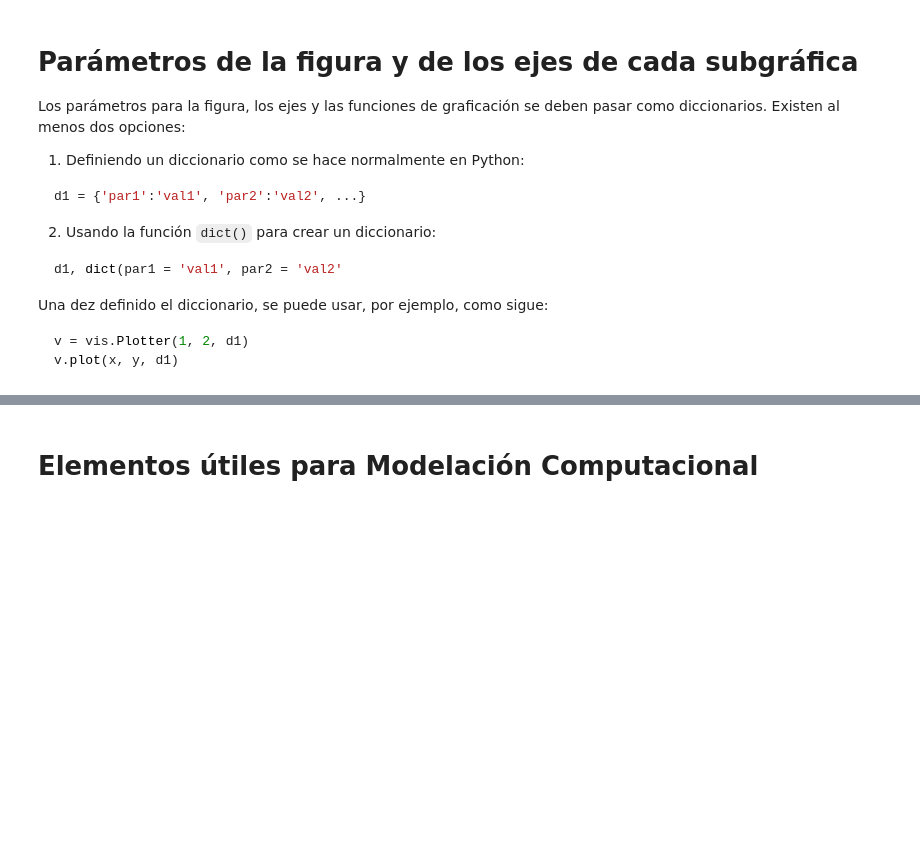
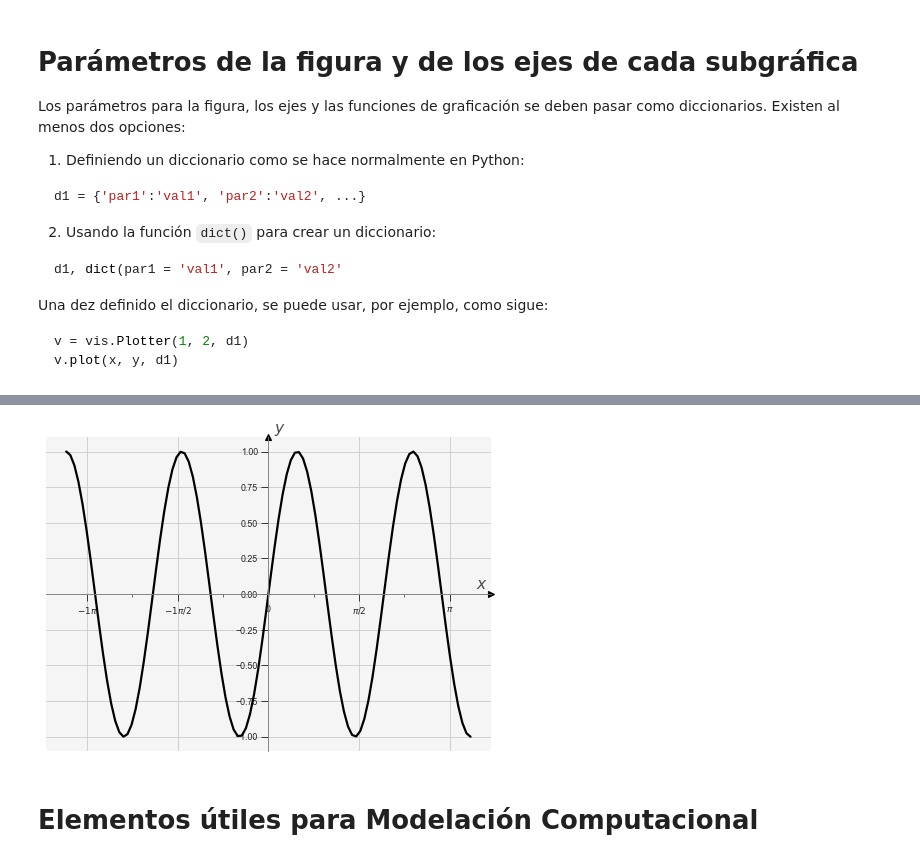
Before and after one commit to luiggix/macti_lib, a Jupyter notebook: macti/test_visual.ipynb, the cells around one changed output, grey strips where cells are left out. Drawn from its saved outputs; the diff is of its cells as text; code cells hidden in the pictures; blank space fills up the shorter version.

Commit message:
visual

```diff
--- a/macti/test_visual.ipynb
+++ b/macti/test_visual.ipynb
@@ -94,3 +95,13 @@ v.show() # similar a plt.show()
+# %%
+v = vis.Plotter(1,1)
+
+x = np.linspace(-3.5, 3.5, 100)
+v.plot(1, x, np.sin(x*np.pi))
+
+v.set_coordsys(1, trig=True)
+v.show()
+# %% [output]
+[figure, added]
 # %% [markdown]
 # Elementos útiles para Modelación Computacional
 # %%
```
Also changed, not shown: parts of 6 cells of this notebook, 5 other files.
